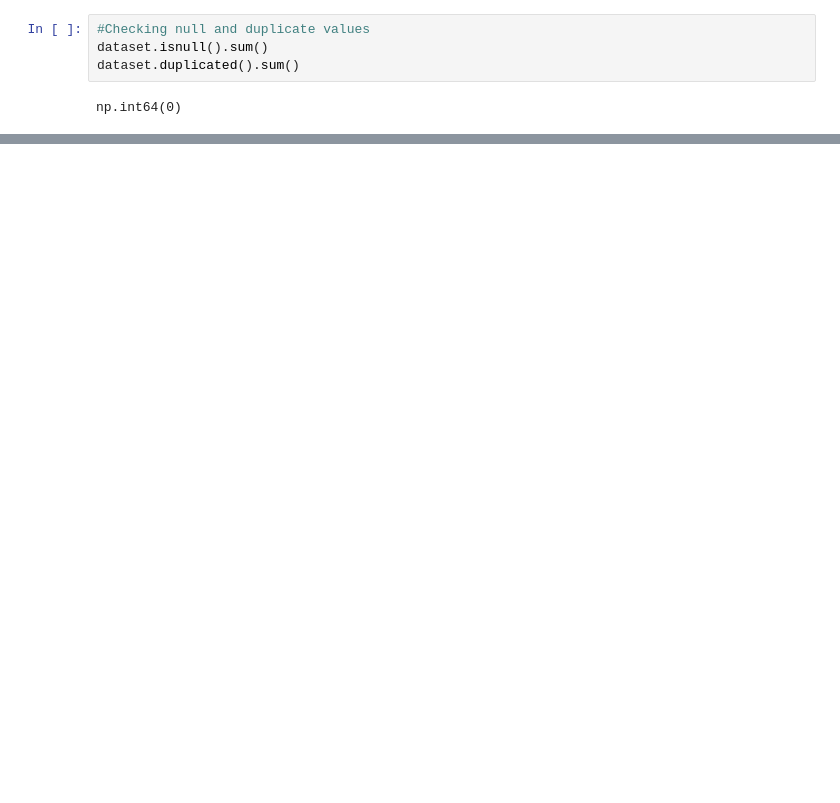
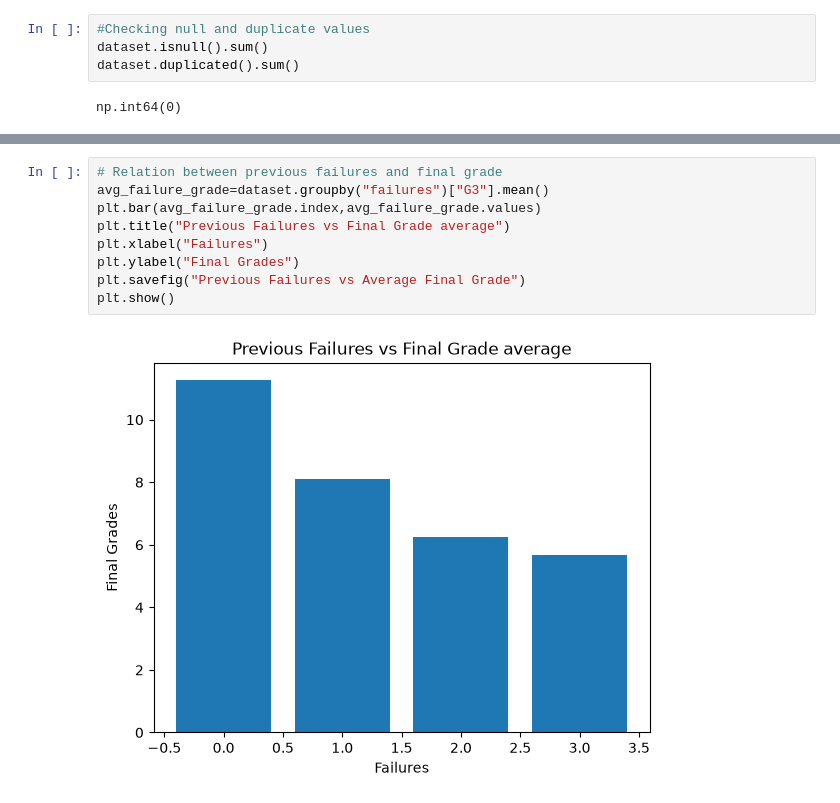
Before and after one commit to muhammadaqil-0504/Student-performance-Analysis, a Jupyter notebook: student performance analysis system.ipynb, the cells around one changed output, grey strips where cells are left out. Cells and saved outputs as stored; diff of their text form; blank space fills up the shorter version.

```diff
--- a/student performance analysis system.ipynb
+++ b/student performance analysis system.ipynb
@@ -42,0 +86,11 @@ dataset.head()
+# %%
+# Relation between previous failures and final grade
+avg_failure_grade=dataset.groupby("failures")["G3"].mean()
+plt.bar(avg_failure_grade.index,avg_failure_grade.values)
+plt.title("Previous Failures vs Final Grade average")
+plt.xlabel("Failures")
+plt.ylabel("Final Grades")
+plt.savefig("Previous Failures vs Average Final Grade")
+plt.show()
+# %% [output]
+[figure, added]
```
Also changed, not shown: parts of 5 cells of this notebook, 2 other files.
